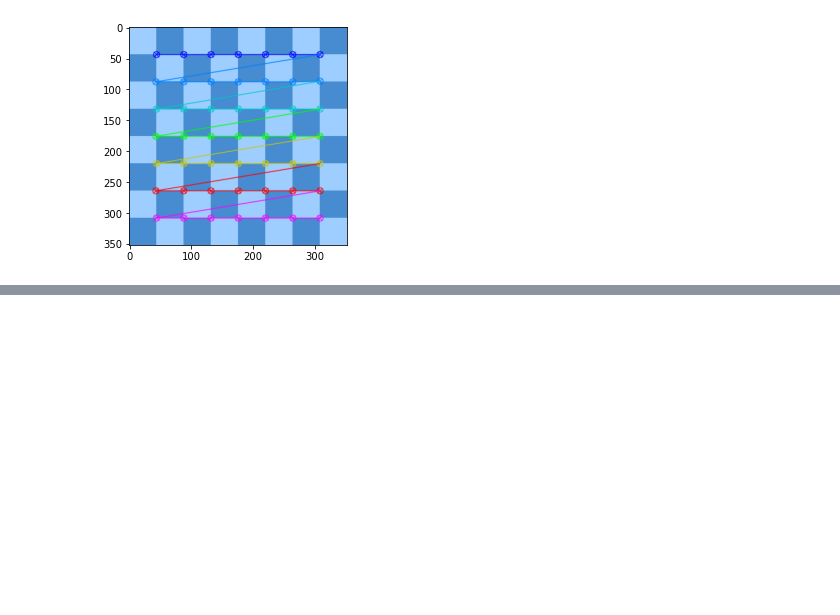
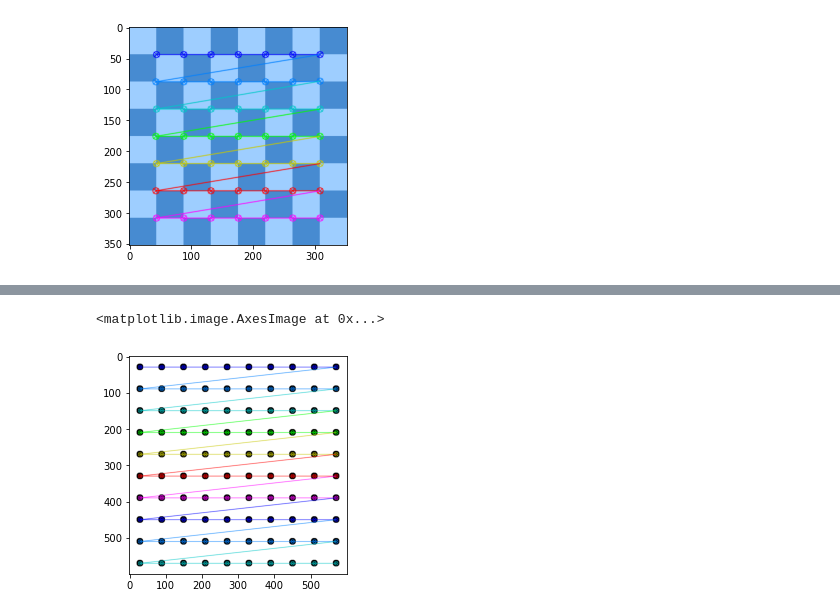
Before and after one commit to Zahed-Golabi/Computer-Vision, a Jupyter notebook: 5. Object Detection with Opencv/Grid Detection.ipynb, the cells around one changed output, grey strips where cells are left out. Cells and saved outputs as stored; diff of their text form; code cells hidden in the pictures; blank space fills up the shorter version.

```diff
--- a/5. Object Detection with Opencv/Grid Detection.ipynb
+++ b/5. Object Detection with Opencv/Grid Detection.ipynb
@@ -53,0 +97,5 @@ plt.imshow(flat_chess)
+# %%
+plt.imshow(dots)
+# %% [output]
+<matplotlib.image.AxesImage at 0x...>
+[figure, added]
```
Also changed, not shown: parts of 8 cells of this notebook.
